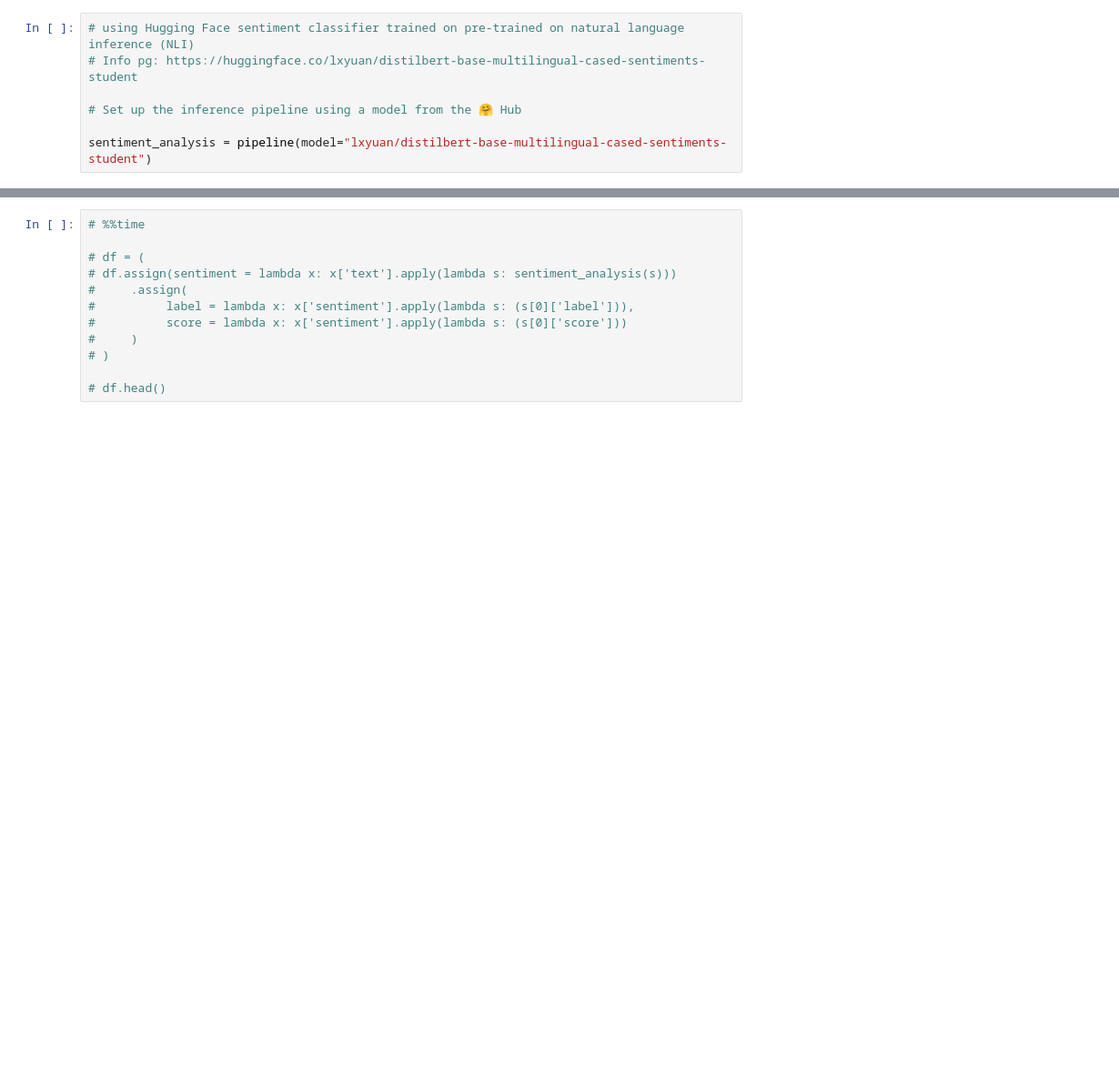
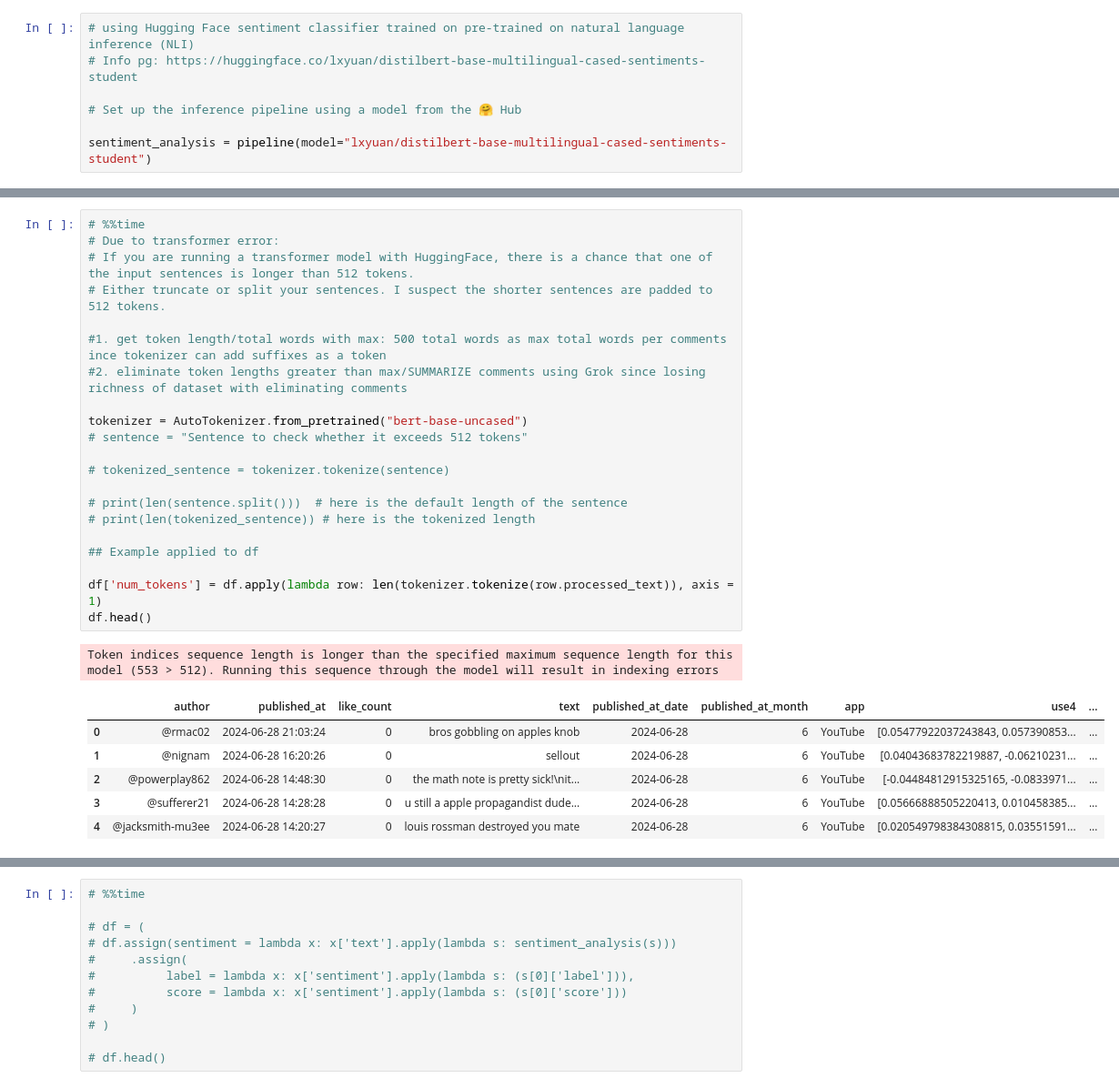
Before and after one commit to mindyng/2024-Business-Projects, a Jupyter notebook: wwdc-2024-sentiment-analysis.ipynb, the cells around one changed output, grey strips where cells are left out. Shown at 91% size. Saved outputs shown, nothing was run; the diff lists cells and outputs as text; blank space fills up the shorter version.

```diff
--- a/wwdc-2024-sentiment-analysis.ipynb
+++ b/wwdc-2024-sentiment-analysis.ipynb
@@ -420,0 +477,29 @@ sentiment_analysis = pipeline(model="lxyuan/distilbert-base-multilingual-cased-s
+# %%
+# %%time
+# Due to transformer error:
+# If you are running a transformer model with HuggingFace, there is a chance that one of the input sentences is longer than 512 tokens.
+# Either truncate or split your sentences. I suspect the shorter sentences are padded to 512 tokens.
+
+#1. get token length/total words with max: 500 total words as max total words per comments ince tokenizer can add suffixes as a token
+#2. eliminate token lengths greater than max/SUMMARIZE comments using Grok since losing richness of dataset with eliminating comments
+
+tokenizer = AutoTokenizer.from_pretrained("bert-base-uncased")
+# sentence = "Sentence to check whether it exceeds 512 tokens"
+
+# tokenized_sentence = tokenizer.tokenize(sentence)
+
+# print(len(sentence.split()))  # here is the default length of the sentence
+# print(len(tokenized_sentence)) # here is the tokenized length
+
+## Example applied to df
+
+df['num_tokens'] = df.apply(lambda row: len(tokenizer.tokenize(row.processed_text)), axis = 1)
+df.head()
+# %% [output]
+Token indices sequence length is longer than the specified maximum sequence length for this model (553 > 512). Running this sequence through the model will result in indexing errors
+|  | author | published_at | like_count | text | published_at_date | published_at_month | app | use4 | ... |
+| 0 | @rmac02 | 2024-06-28 21:03:24 | 0 | bros gobbling on apples knob | 2024-06-28 | 6 | YouTube | [0.05477922037243843, 0.057390853... | ... |
+| 1 | @nignam | 2024-06-28 16:20:26 | 0 | sellout | 2024-06-28 | 6 | YouTube | [0.04043683782219887, -0.06210231... | ... |
+| 2 | @powerplay862 | 2024-06-28 14:48:30 | 0 | the math note is pretty sick!\nit... | 2024-06-28 | 6 | YouTube | [-0.04484812915325165, -0.0833971... | ... |
+| 3 | @sufferer21 | 2024-06-28 14:28:28 | 0 | u still a apple propagandist dude... | 2024-06-28 | 6 | YouTube | [0.05666888505220413, 0.010458385... | ... |
+| 4 | @jacksmith-mu3ee | 2024-06-28 14:20:27 | 0 | louis rossman destroyed you mate | 2024-06-28 | 6 | YouTube | [0.020549798384308815, 0.03551591... | ... |
```
Also changed, not shown: parts of 24 cells of this notebook.
